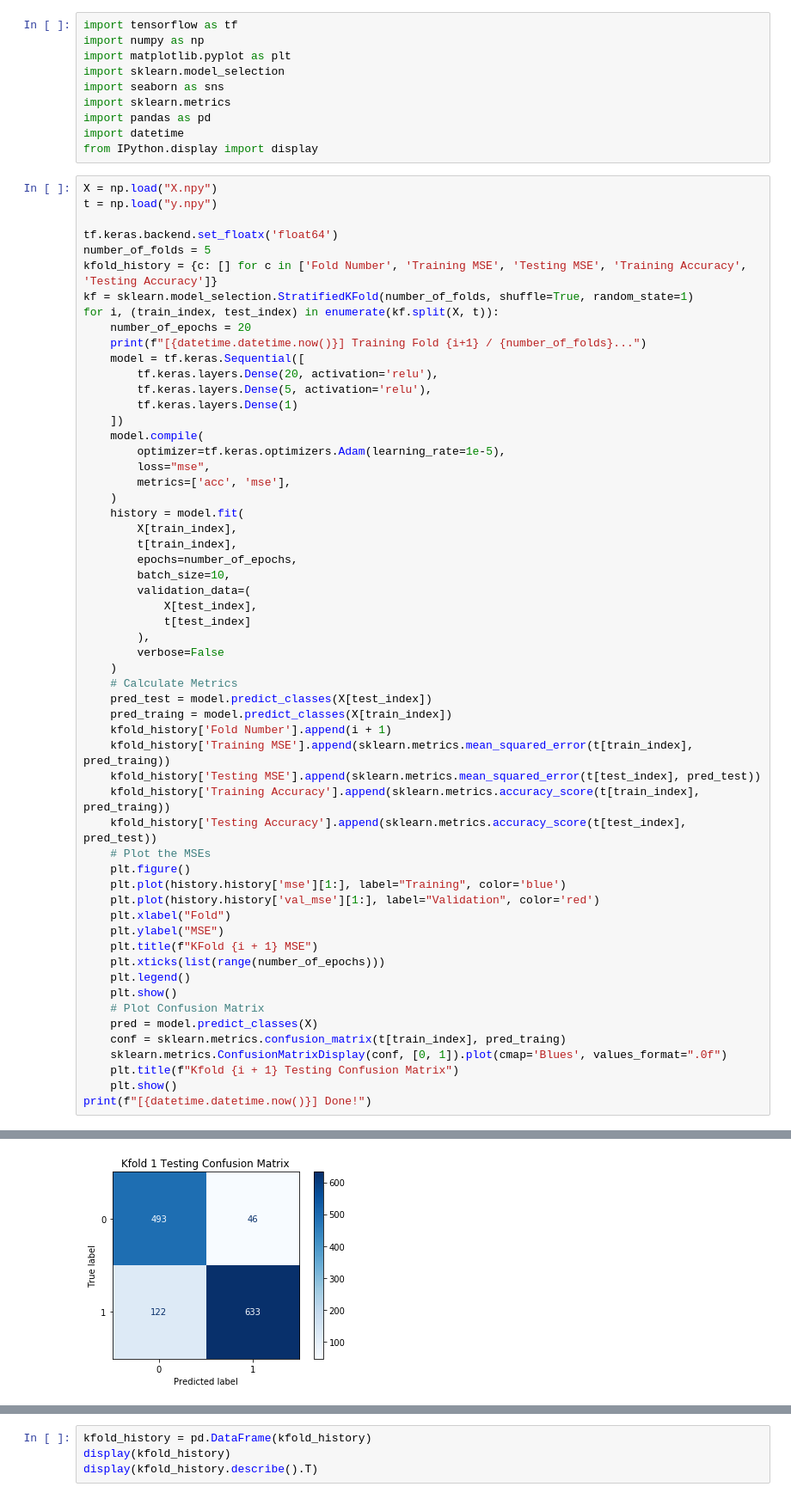
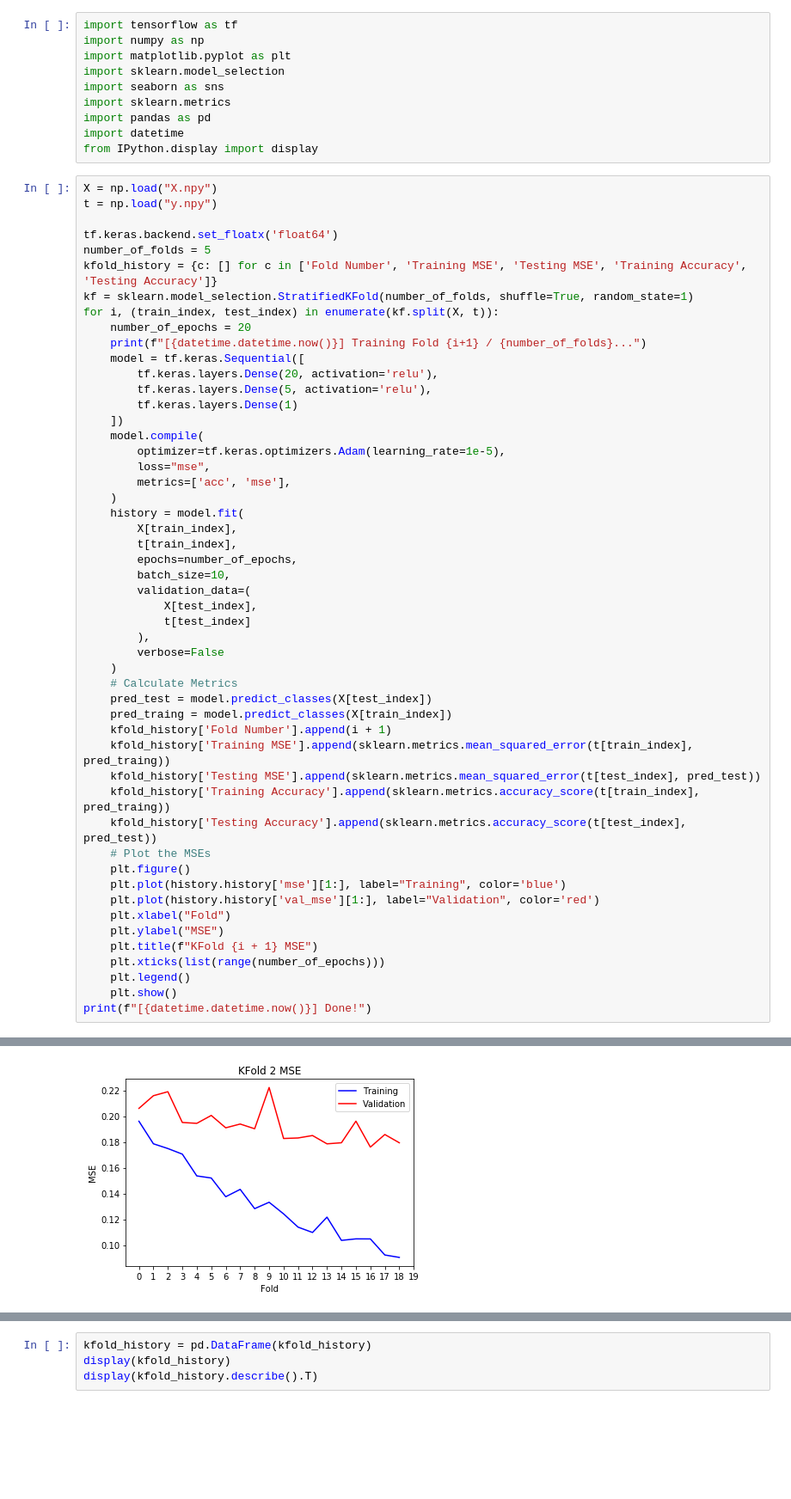
Before and after one commit to gassergalalali/Construction-Equipment-Classifier, a Jupyter notebook: Project Code.ipynb, the cells around one changed output, grey strips where cells are left out. Shown at 86% size. Cells and saved outputs as stored; diff of their text form; blank space fills up the shorter version.

```diff
--- a/Project Code.ipynb
+++ b/Project Code.ipynb
@@ -193,11 +202,5 @@ for i, (train_index, test_index) in enumerate(kf.split(X, t)):
     plt.xticks(list(range(number_of_epochs)))
     plt.legend()
     plt.show()
-    # Plot Confusion Matrix
-    pred = model.predict_classes(X)
-    conf = sklearn.metrics.confusion_matrix(t[train_index], pred_traing)
-    sklearn.metrics.ConfusionMatrixDisplay(conf, [0, 1]).plot(cmap='Blues', values_format=".0f")
-    plt.title(f"Kfold {i + 1} Testing Confusion Matrix")
-    plt.show()
 print(f"[{datetime.datetime.now()}] Done!")
 # %% [output]
@@ -206 +210 @@ print(f"[{datetime.datetime.now()}] Done!")
-[figure, old version]
+[figure, new version]
```
Also changed, not shown: parts of 5 cells of this notebook.
